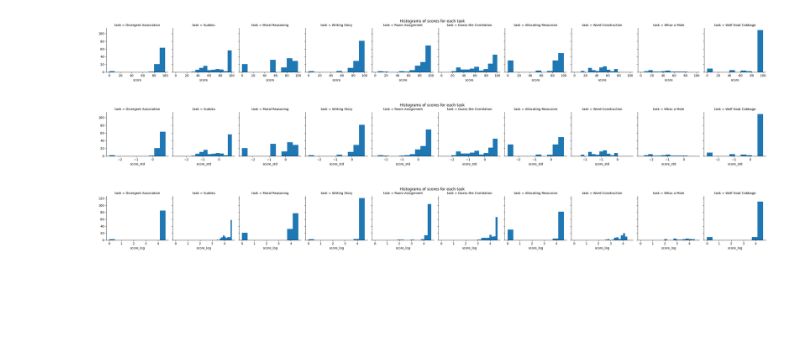
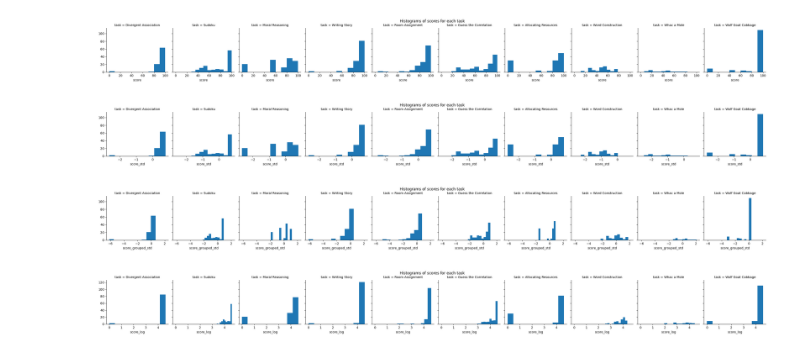
Before and after one commit to Watts-Lab/team_comm_tools, a Jupyter notebook: feature_engine/data/cleaning_scripts/multi_task_data_cleaning.ipynb, the cells around one changed output. Drawn from its saved outputs; the diff is of its cells as text; code cells hidden in the pictures; blank space fills up the shorter version.

```diff
--- a/feature_engine/data/cleaning_scripts/multi_task_data_cleaning.ipynb
+++ b/feature_engine/data/cleaning_scripts/multi_task_data_cleaning.ipynb
@@ -528,6 +528,17 @@ g.fig.subplots_adjust(top=0.85)
 plt.show()
 # %% [output]
 [figure]
+# %%
+tasks_and_scores["score_grouped_std"] = tasks_and_scores[["task", "score"]].groupby("task").transform(lambda x: (x - x.mean()) / x.std())
+
+# Plot histograms as facets
+g = sns.FacetGrid(tasks_and_scores, col="task")
+g.map(plt.hist, "score_grouped_std")
+g.fig.suptitle("Histograms of scores for each task")
+g.fig.subplots_adjust(top=0.85)
+plt.show()
+# %% [output]
+[figure, added]
 # %%
 # Log Normalization
 tasks_and_scores["score_log"] = tasks_and_scores["score"].apply(lambda x: np.log(x + 1))
```
Also changed, not shown: 9 other files.
